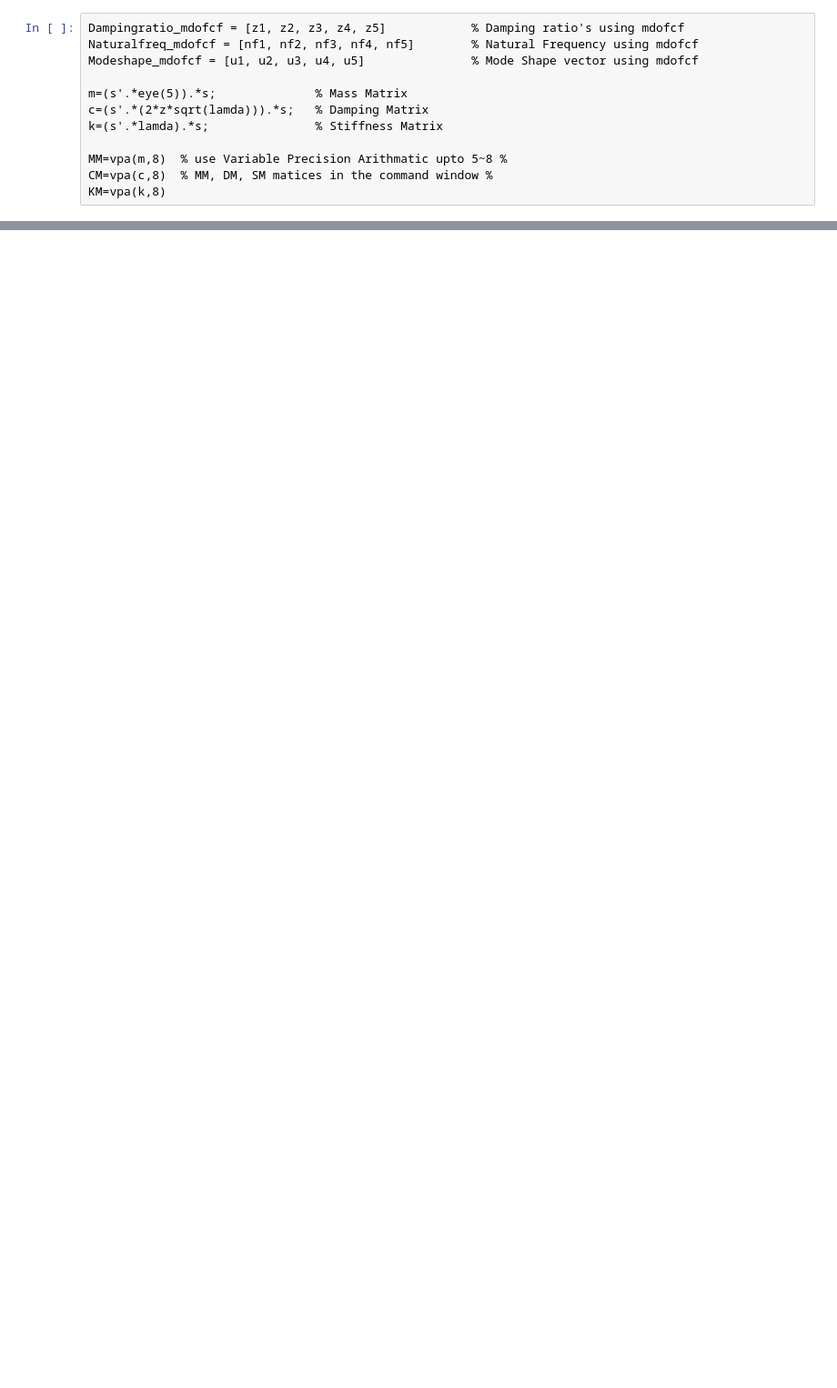
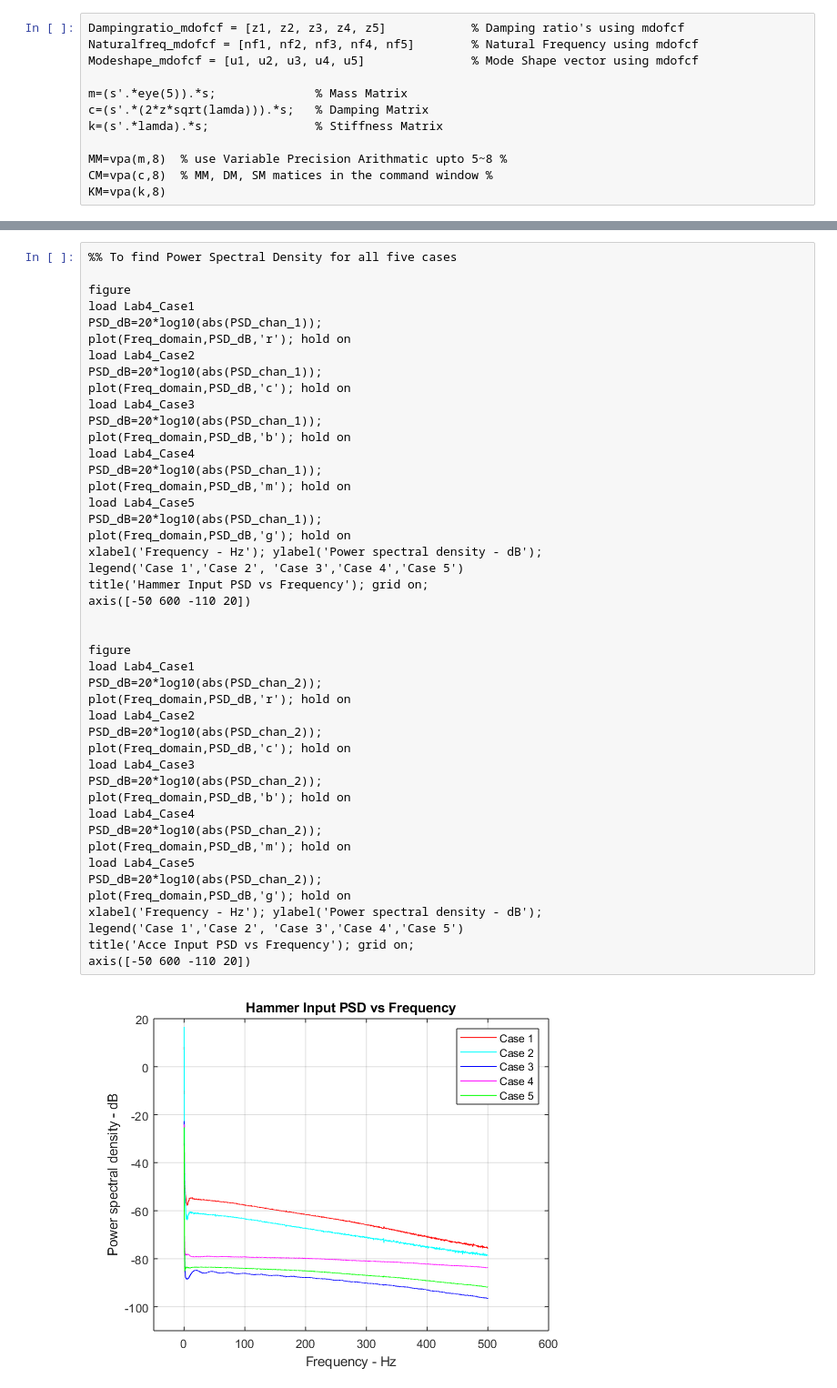
Before and after one commit to SanthoshKumarArroju/MechanicalVibrationLab, a Jupyter notebook: source/labnotes/Lab_4 detailed report.ipynb, the cells around one changed output, grey strips where cells are left out. Shown: that part at 91% size. Drawn from its saved outputs; the diff is of its cells as text; blank space fills up the shorter version.

```diff
--- a/source/labnotes/Lab_4 detailed report.ipynb
+++ b/source/labnotes/Lab_4 detailed report.ipynb
@@ -90,0 +148,47 @@ KM=vpa(k,8)
+# %%
+%% To find Power Spectral Density for all five cases
+
+figure
+load Lab4_Case1
+PSD_dB=20*log10(abs(PSD_chan_1));
+plot(Freq_domain,PSD_dB,'r'); hold on
+load Lab4_Case2
+PSD_dB=20*log10(abs(PSD_chan_1));
+plot(Freq_domain,PSD_dB,'c'); hold on
+load Lab4_Case3
+PSD_dB=20*log10(abs(PSD_chan_1));
+plot(Freq_domain,PSD_dB,'b'); hold on
+load Lab4_Case4
+PSD_dB=20*log10(abs(PSD_chan_1));
+plot(Freq_domain,PSD_dB,'m'); hold on
+load Lab4_Case5
+PSD_dB=20*log10(abs(PSD_chan_1));
+plot(Freq_domain,PSD_dB,'g'); hold on
+xlabel('Frequency - Hz'); ylabel('Power spectral density - dB');
+legend('Case 1','Case 2', 'Case 3','Case 4','Case 5')
+title('Hammer Input PSD vs Frequency'); grid on;
+axis([-50 600 -110 20])
+
+
+figure
+load Lab4_Case1
+PSD_dB=20*log10(abs(PSD_chan_2));
+plot(Freq_domain,PSD_dB,'r'); hold on
+load Lab4_Case2
+PSD_dB=20*log10(abs(PSD_chan_2));
+plot(Freq_domain,PSD_dB,'c'); hold on
+load Lab4_Case3
+PSD_dB=20*log10(abs(PSD_chan_2));
+plot(Freq_domain,PSD_dB,'b'); hold on
+load Lab4_Case4
+PSD_dB=20*log10(abs(PSD_chan_2));
+plot(Freq_domain,PSD_dB,'m'); hold on
+load Lab4_Case5
+PSD_dB=20*log10(abs(PSD_chan_2));
+plot(Freq_domain,PSD_dB,'g'); hold on
+xlabel('Frequency - Hz'); ylabel('Power spectral density - dB');
+legend('Case 1','Case 2', 'Case 3','Case 4','Case 5')
+title('Acce Input PSD vs Frequency'); grid on;
+axis([-50 600 -110 20])
+# %% [output]
+[figure, added]
```
Also changed, not shown: parts of 9 cells of this notebook.
